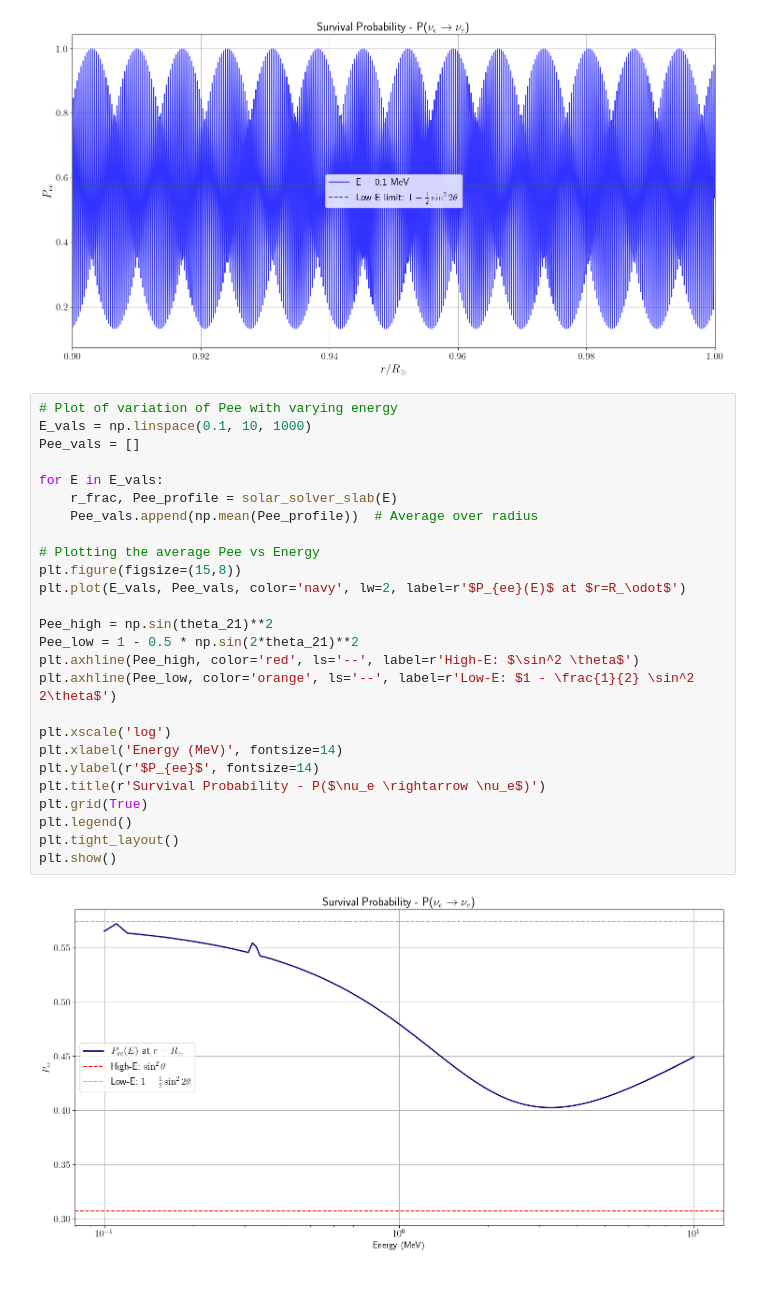
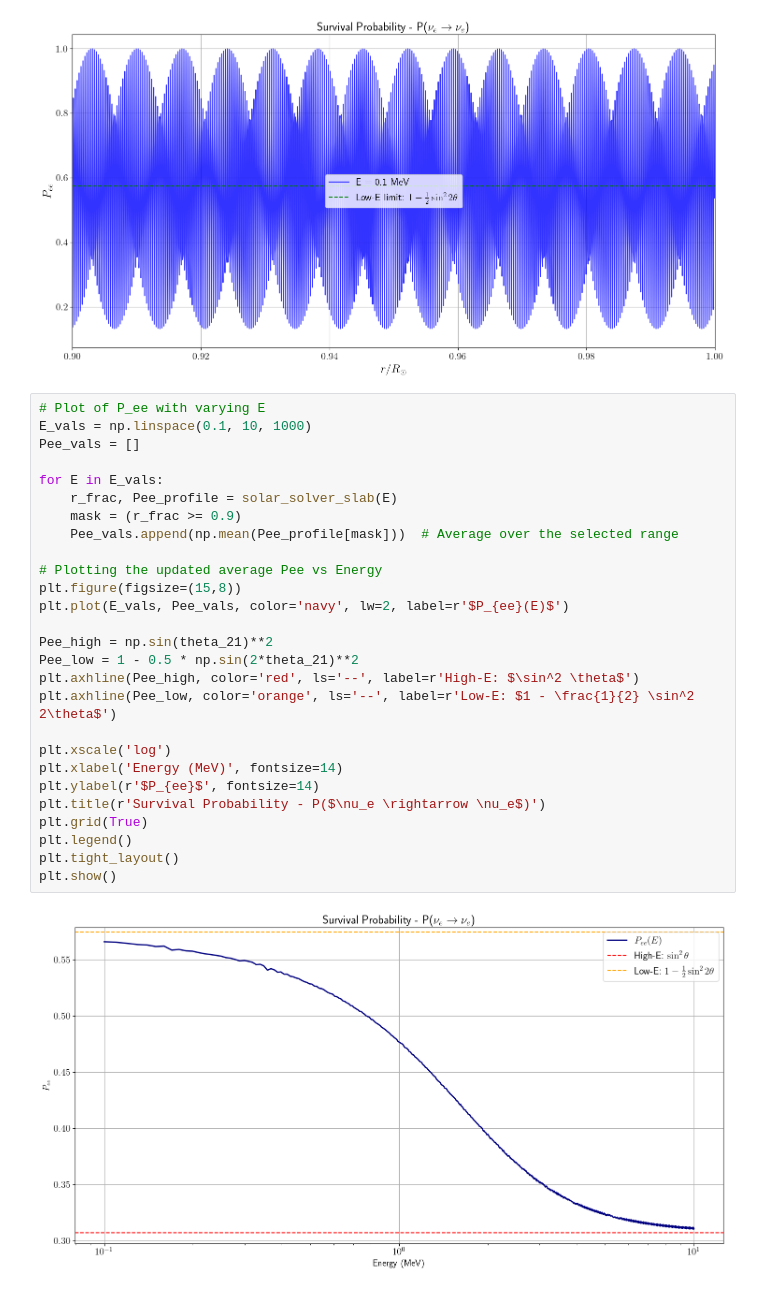
Before and after one commit to soham10/Neutrino-Oscillations, a Jupyter notebook: Solar Neutrinos with Slab Approximation.ipynb, the cells around one changed output. Drawn from its saved outputs; the diff is of its cells as text.

```diff
--- a/Solar Neutrinos with Slab Approximation.ipynb
+++ b/Solar Neutrinos with Slab Approximation.ipynb
@@ -134,31 +134,32 @@ plot_solar_slab(10) # 10 MeV
 plot_solar_slab(0.1) # o.1 MeV
 # %% [output]
 [figure]
-# %%
-# Plot of variation of Pee with varying energy
-E_vals = np.linspace(0.1, 10, 1000)
-Pee_vals = []
-
-for E in E_vals:
-    r_frac, Pee_profile = solar_solver_slab(E)
-    Pee_vals.append(np.mean(Pee_profile))  # Average over radius
-
-# Plotting the average Pee vs Energy
-plt.figure(figsize=(15,8))
-plt.plot(E_vals, Pee_vals, color='navy', lw=2, label=r'$P_{ee}(E)$ at $r=R_\odot$')
-
-Pee_high = np.sin(theta_21)**2
-Pee_low = 1 - 0.5 * np.sin(2*theta_21)**2
-plt.axhline(Pee_high, color='red', ls='--', label=r'High-E: $\sin^2 \theta$')
-plt.axhline(Pee_low, color='orange', ls='--', label=r'Low-E: $1 - \frac{1}{2} \sin^2 2\theta$')
-
-plt.xscale('log')
-plt.xlabel('Energy (MeV)', fontsize=14)
-plt.ylabel(r'$P_{ee}$', fontsize=14)
-plt.title(r'Survival Probability - P($\nu_e \rightarrow \nu_e$)')
-plt.grid(True)
-plt.legend()
-plt.tight_layout()
-plt.show()
-# %% [output]
-[figure, removed]
+# %%
+# Plot of P_ee with varying E
+E_vals = np.linspace(0.1, 10, 1000)
+Pee_vals = []
+
+for E in E_vals:
+    r_frac, Pee_profile = solar_solver_slab(E)
+    mask = (r_frac >= 0.9)
+    Pee_vals.append(np.mean(Pee_profile[mask]))  # Average over the selected range
+
+# Plotting the updated average Pee vs Energy
+plt.figure(figsize=(15,8))
+plt.plot(E_vals, Pee_vals, color='navy', lw=2, label=r'$P_{ee}(E)$')
+
+Pee_high = np.sin(theta_21)**2
+Pee_low = 1 - 0.5 * np.sin(2*theta_21)**2
+plt.axhline(Pee_high, color='red', ls='--', label=r'High-E: $\sin^2 \theta$')
+plt.axhline(Pee_low, color='orange', ls='--', label=r'Low-E: $1 - \frac{1}{2} \sin^2 2\theta$')
+
+plt.xscale('log')
+plt.xlabel('Energy (MeV)', fontsize=14)
+plt.ylabel(r'$P_{ee}$', fontsize=14)
+plt.title(r'Survival Probability - P($\nu_e \rightarrow \nu_e$)')
+plt.grid(True)
+plt.legend()
+plt.tight_layout()
+plt.show()
+# %% [output]
+[figure, added]
```
